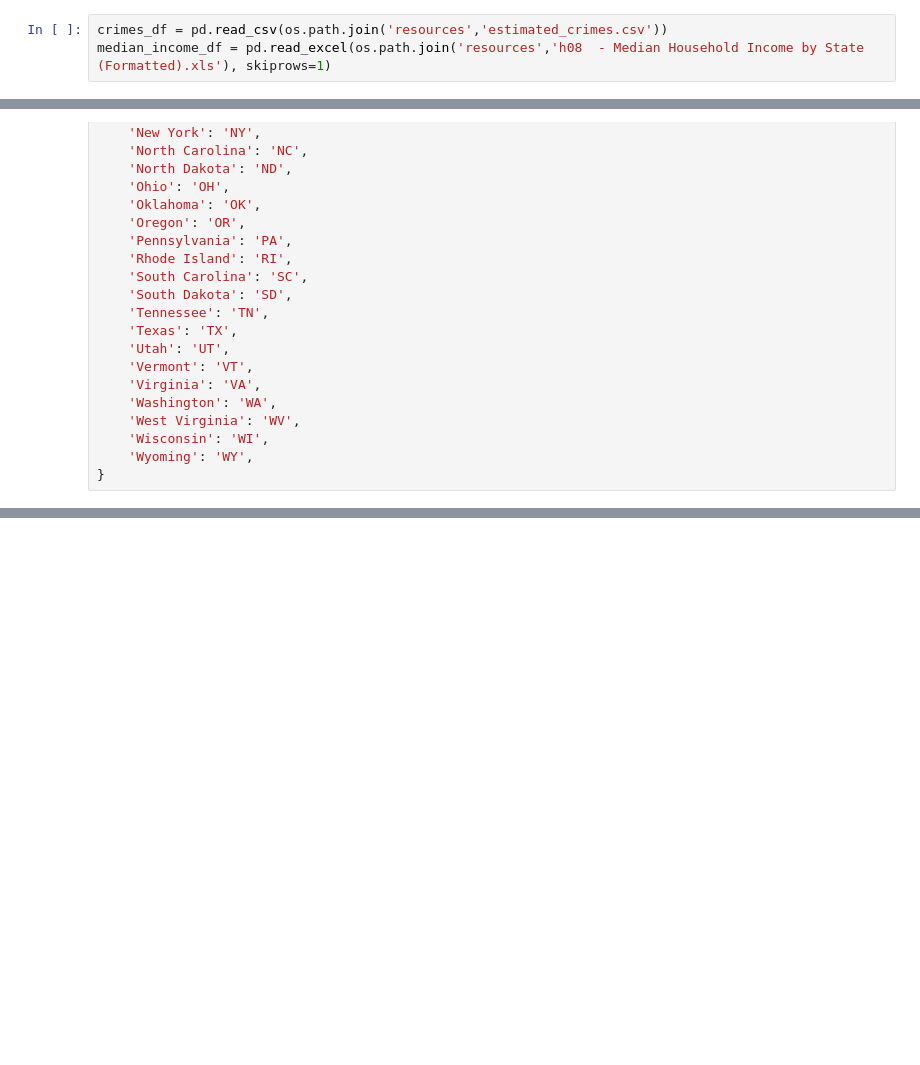
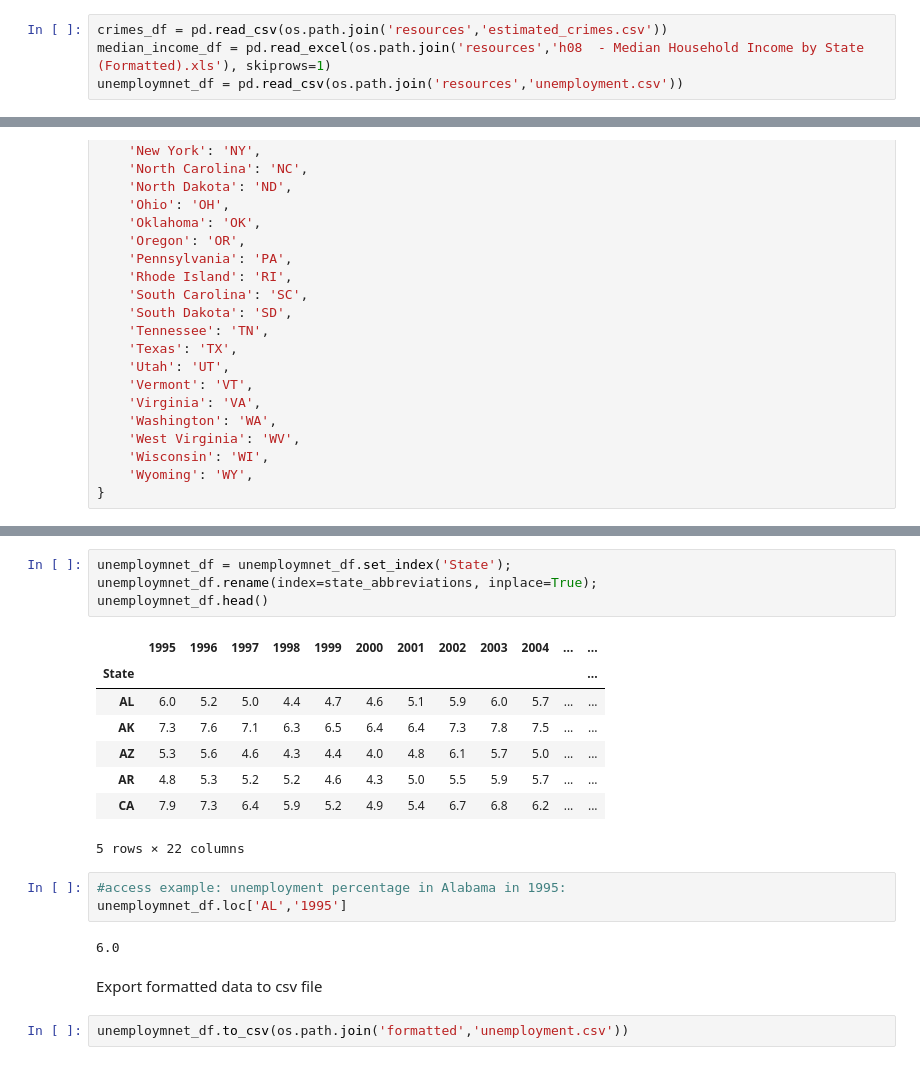
Before and after one commit to navbala/Crime-Rate-Predictor, a Jupyter notebook: data exploration and cleanup.ipynb, the cells around one changed output, grey strips where cells are left out. Cells and saved outputs as stored; diff of their text form; blank space fills up the shorter version.

Commit message:
exported cleaned up data frames for csv for analysis

```diff
--- a/data exploration and cleanup.ipynb
+++ b/data exploration and cleanup.ipynb
@@ -11,6 +12,7 @@ Read info into dataframes
 # %%
 crimes_df = pd.read_csv(os.path.join('resources','estimated_crimes.csv'))
 median_income_df = pd.read_excel(os.path.join('resources','h08  - Median Household Income by State (Formatted).xls'), skiprows=1)
+unemploymnet_df = pd.read_csv(os.path.join('resources','unemployment.csv'))
 # %% [markdown]
 From crimes DataFrame select year, population, state and robbery columns for further analysis
 # %%
@@ -164,0 +184,22 @@ median_income_df.loc['Alabama','1995']
+# %%
+unemploymnet_df = unemploymnet_df.set_index('State');
+unemploymnet_df.rename(index=state_abbreviations, inplace=True);
+unemploymnet_df.head()
+# %% [output]
+|  | 1995 | 1996 | 1997 | 1998 | 1999 | 2000 | 2001 | 2002 | 2003 | 2004 | ... | ... |
+| State |  |  |  |  |  |  |  |  |  |  |  | ... |
+| AL | 6.0 | 5.2 | 5.0 | 4.4 | 4.7 | 4.6 | 5.1 | 5.9 | 6.0 | 5.7 | ... | ... |
+| AK | 7.3 | 7.6 | 7.1 | 6.3 | 6.5 | 6.4 | 6.4 | 7.3 | 7.8 | 7.5 | ... | ... |
+| AZ | 5.3 | 5.6 | 4.6 | 4.3 | 4.4 | 4.0 | 4.8 | 6.1 | 5.7 | 5.0 | ... | ... |
+| AR | 4.8 | 5.3 | 5.2 | 5.2 | 4.6 | 4.3 | 5.0 | 5.5 | 5.9 | 5.7 | ... | ... |
+| CA | 7.9 | 7.3 | 6.4 | 5.9 | 5.2 | 4.9 | 5.4 | 6.7 | 6.8 | 6.2 | ... | ... |
+5 rows × 22 columns
+# %%
+#access example: unemployment percentage in Alabama in 1995:
+unemploymnet_df.loc['AL','1995']
+# %% [output]
+6.0
+# %% [markdown]
+Export formatted data to csv file
+# %%
+unemploymnet_df.to_csv(os.path.join('formatted','unemployment.csv'))
```
Also changed, not shown: parts of 10 cells of this notebook, 3 other files.
